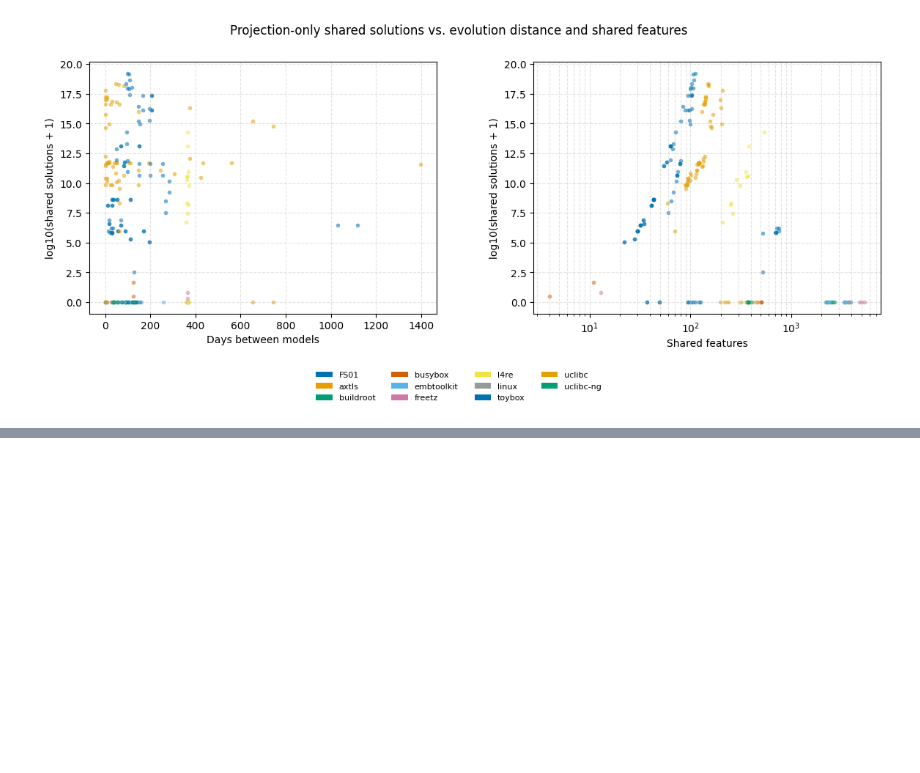
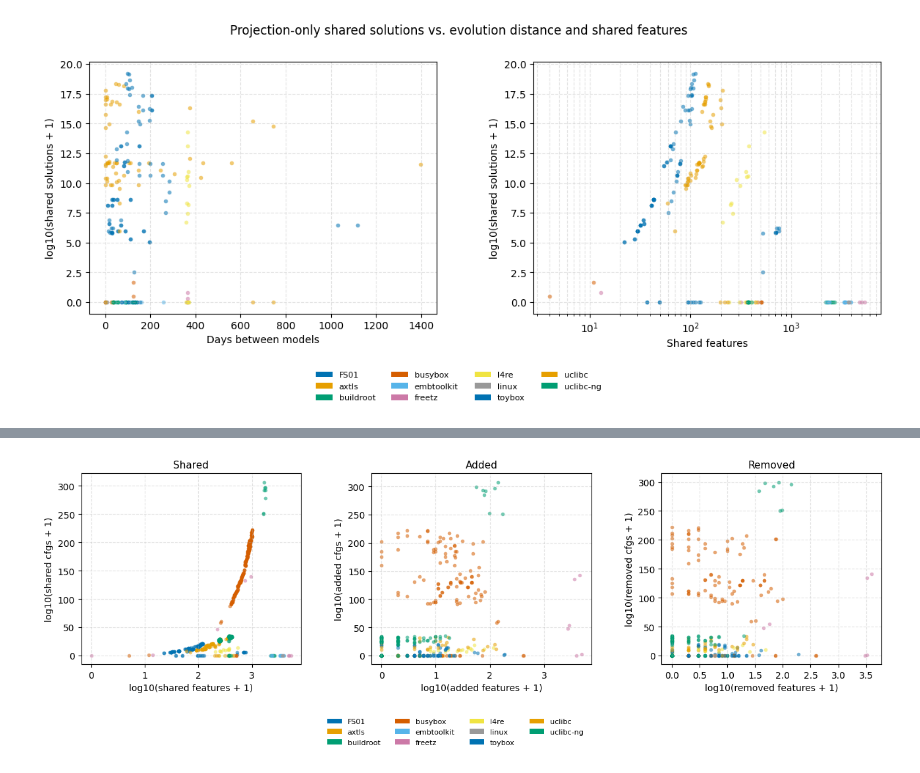
Before and after one commit to ekuiter/torte, a Jupyter notebook: experiments/feature-model-differences/evaluation.ipynb, the cells around one changed output, grey strips where cells are left out. Saved outputs shown, nothing was run; the diff lists cells and outputs as text; code cells hidden in the pictures; blank space fills up the shorter version.

```diff
--- a/experiments/feature-model-differences/evaluation.ipynb
+++ b/experiments/feature-model-differences/evaluation.ipynb
@@ -5237,0 +5335,75 @@ plt.show()
+# %%
+# Projection-only: compare feature-count changes against exact configuration counts.
+# Both axes use log10(count + 1), which keeps zero-count changes plottable.
+_feature_cfg = _cdf_dedup[_cdf_dedup['diff_kind'].astype(str) == 'slice'].copy()
+
+_feature_cfg_pairs = [
+    ('Shared',  'common_vars',   'common_solutions_count',   'common_solutions'),
+    ('Added',   'added_vars',    'added_solutions_count',    'added_solutions'),
+    ('Removed', 'removed_vars',  'removed_solutions_count',  'removed_solutions'),
+]
+
+def _count_log10_plus_one(value):
+    if pd.isna(value):
+        return np.nan
+    try:
+        return np.log10(int(str(value)) + 1)
+    except (TypeError, ValueError):
+        numeric = pd.to_numeric(value, errors='coerce')
+        if pd.isna(numeric) or numeric < 0:
+            return np.nan
+        return np.log10(float(numeric) + 1)
+
+_feature_cfg_systems = sorted(_feature_cfg['system'].dropna().unique())
+_feature_cfg_colors = dict(zip(_feature_cfg_systems, color_cycle(len(_feature_cfg_systems))))
+_feature_cfg_labels = {
+    'FinancialServices01': 'FS01',
+    'automotive2': 'Auto2',
+    'busybox-commits': 'busybox commits',
+    'busybox-yearly': 'busybox yearly',
+    'freetz-ng': 'freetz',
+}
+
+fig, axes = plt.subplots(1, 3, figsize=(13.2, 4.6), sharey=False)
+for ax, (title, feature_col, count_col, share_col) in zip(axes, _feature_cfg_pairs):
+    plot_df = _feature_cfg.copy()
+    plot_df['feature_count'] = pd.to_numeric(plot_df[feature_col], errors='coerce')
+    plot_df['feature_count_plot'] = plot_df['feature_count'].apply(_count_log10_plus_one)
+    if count_col in plot_df.columns and plot_df[count_col].notna().any():
+        plot_df['cfg_count_plot'] = plot_df[count_col].apply(_count_log10_plus_one)
+        y_label = f'log10({title.lower()} cfgs + 1)'
+    else:
+        plot_df['cfg_count_plot'] = pd.to_numeric(plot_df[share_col], errors='coerce')
+        y_label = f'{title} cfg fraction'
+    plot_df = plot_df.dropna(subset=['feature_count_plot', 'cfg_count_plot'])
+    print(f'{title}: plotting {len(plot_df)} points')
+
+    for system in _feature_cfg_systems:
+        system_df = plot_df[plot_df['system'] == system]
+        if system_df.empty:
+            continue
+        ax.scatter(
+            system_df['feature_count_plot'],
+            system_df['cfg_count_plot'],
+            color=_feature_cfg_colors[system],
+            s=16,
+            alpha=0.55,
+            linewidths=0,
+            label=_feature_cfg_labels.get(system, system),
+        )
+
+    ax.set_title(title, fontsize=11)
+    ax.set_xlabel(f'log10({title.lower()} features + 1)')
+    ax.set_ylabel(y_label)
+    ax.grid(linestyle='--', alpha=0.35)
+
+handles = [
+    plt.matplotlib.patches.Patch(facecolor=_feature_cfg_colors[s], label=_feature_cfg_labels.get(s, s))
+    for s in _feature_cfg_systems
+]
+fig.legend(handles=handles, loc='lower center', bbox_to_anchor=(0.5, -0.04), ncol=4, fontsize=8, frameon=False)
+fig.subplots_adjust(left=0.07, right=0.99, bottom=0.25, top=0.88, wspace=0.32)
+fig.savefig(paper_image_dir / 'projection-feature-vs-config-counts.pdf', bbox_inches='tight', pad_inches=0)
+plt.show()
+# %% [output]
+[figure, added]
```
Also changed, not shown: parts of 10 cells of this notebook.
